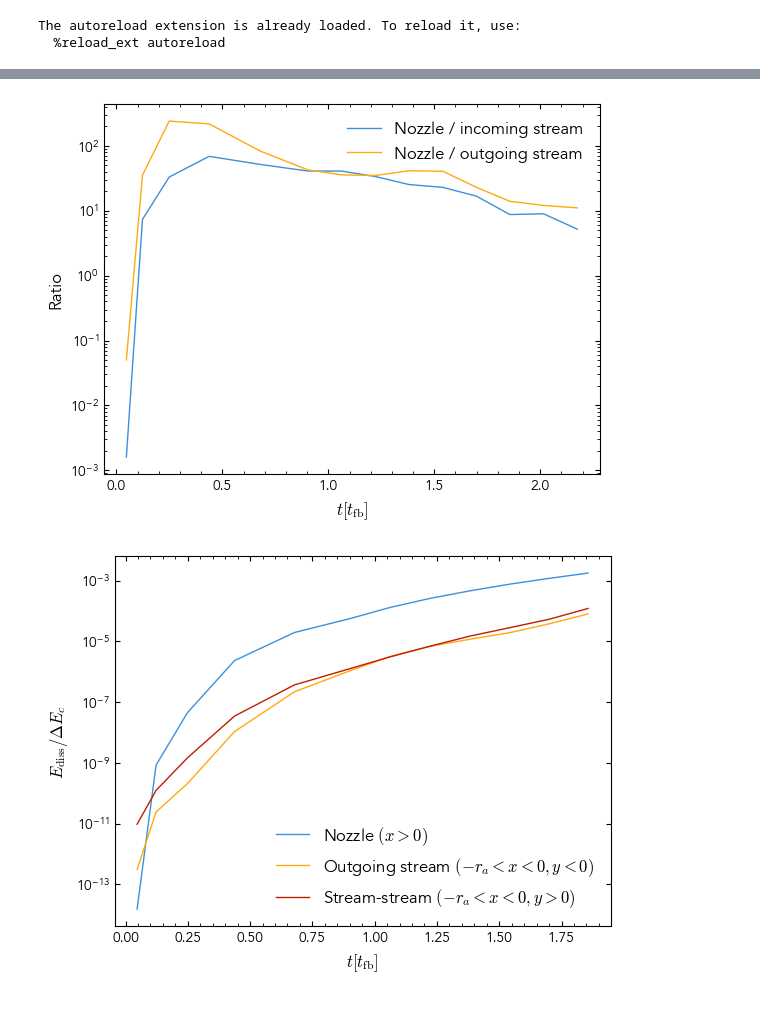
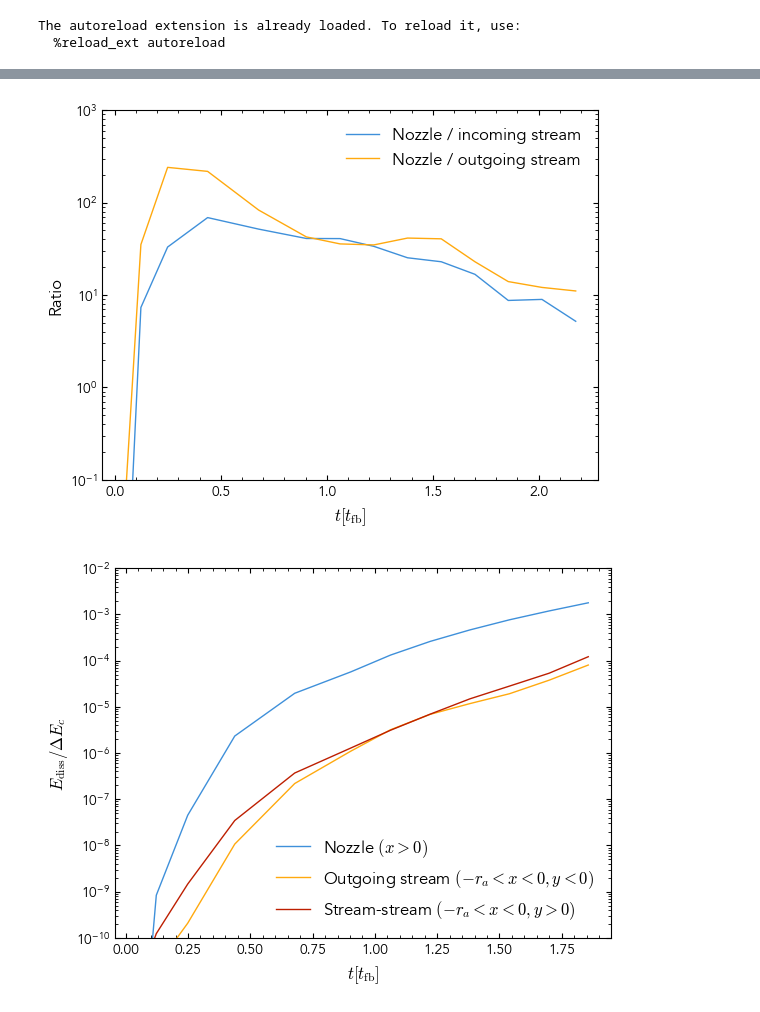
Before and after one commit to rich-tde/tde-shock-dissipation, a Jupyter notebook: notebooks/shock-tde/0.6-Ediss-t-study.ipynb, the cells around one changed output, grey strips where cells are left out. Saved outputs shown, nothing was run; the diff lists cells and outputs as text; code cells hidden in the pictures.

```diff
--- a/notebooks/shock-tde/0.6-Ediss-t-study.ipynb
+++ b/notebooks/shock-tde/0.6-Ediss-t-study.ipynb
@@ -50,13 +51,14 @@ plt.show()
 # %%
 plt.plot(t_in_tmins, Ediss_shock1_Deltas/Ediss_shock3_Deltas, label="Nozzle / incoming stream")
 plt.plot(t_in_tmins, Ediss_shock1_Deltas/Ediss_shock2_Deltas, label="Nozzle / outgoing stream")
 plt.xlabel(r"$t[t_\mathrm{fb}]$")
 plt.ylabel(r"Ratio")
 plt.yscale("log")
 plt.legend()
+plt.ylim(1e-1, 1e3)
 plt.show()
 # %% [output]
-[figure, old version]
+[figure, new version]
 # %%
 import matplotlib.pyplot as plt
 
@@ -79,8 +81,9 @@ plt.plot(t_in_tmins[:-2], Ediss_shock2_integrated, label="Outgoing stream $(-r_a
 plt.plot(t_in_tmins[:-2], Ediss_shock3_integrated, label="Stream-stream $(-r_a<x<0, y>0)$")
 plt.xlabel(r"$t[t_\mathrm{fb}]$")
 plt.ylabel(r"${E}_\mathrm{diss}/\Delta E_c$")
+plt.ylim(1e-10, 1e-2)
 plt.yscale("log")
 plt.legend()
 plt.show()
 # %% [output]
-[figure, old version]
+[figure, new version]
```
Also changed, not shown: parts of 3 cells of this notebook.
